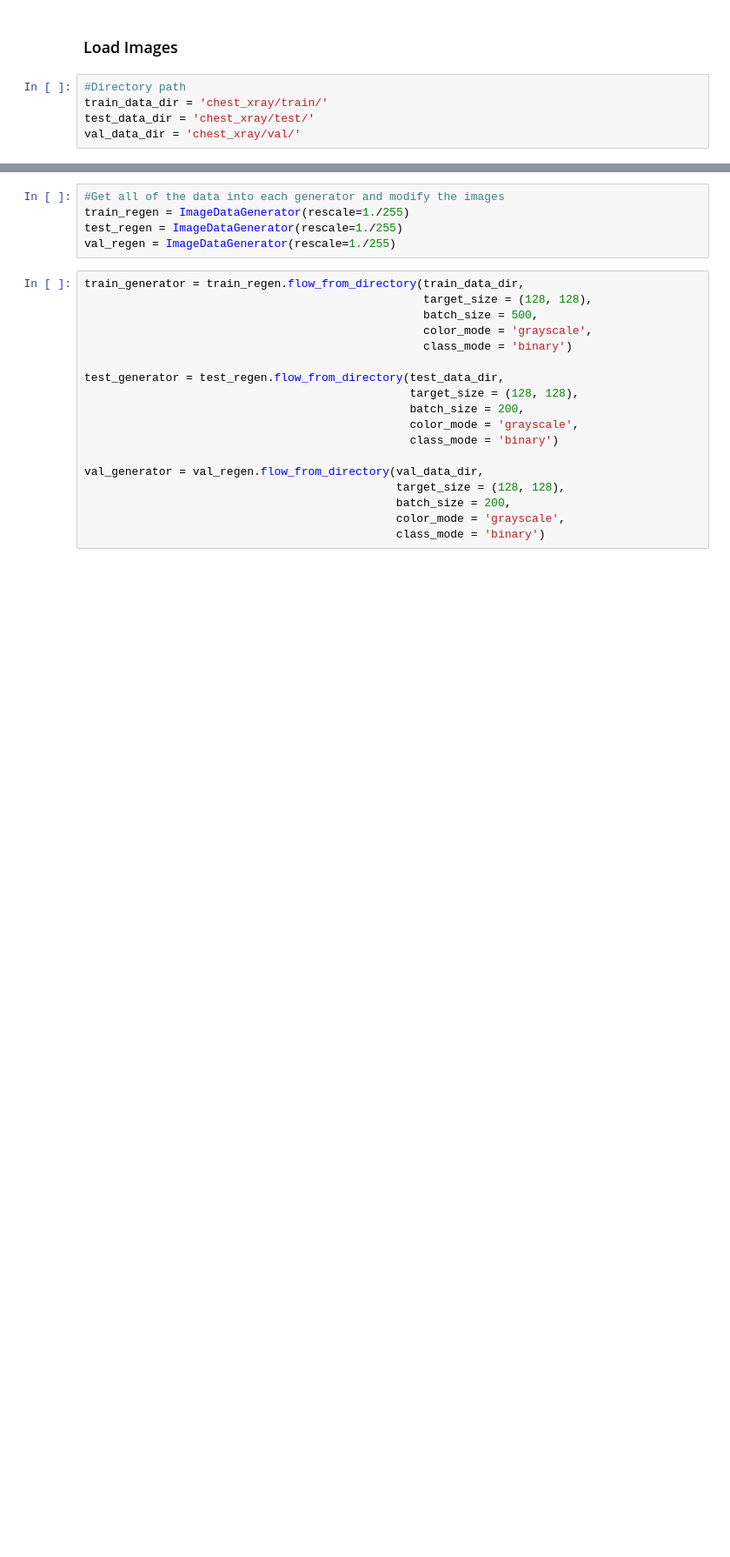
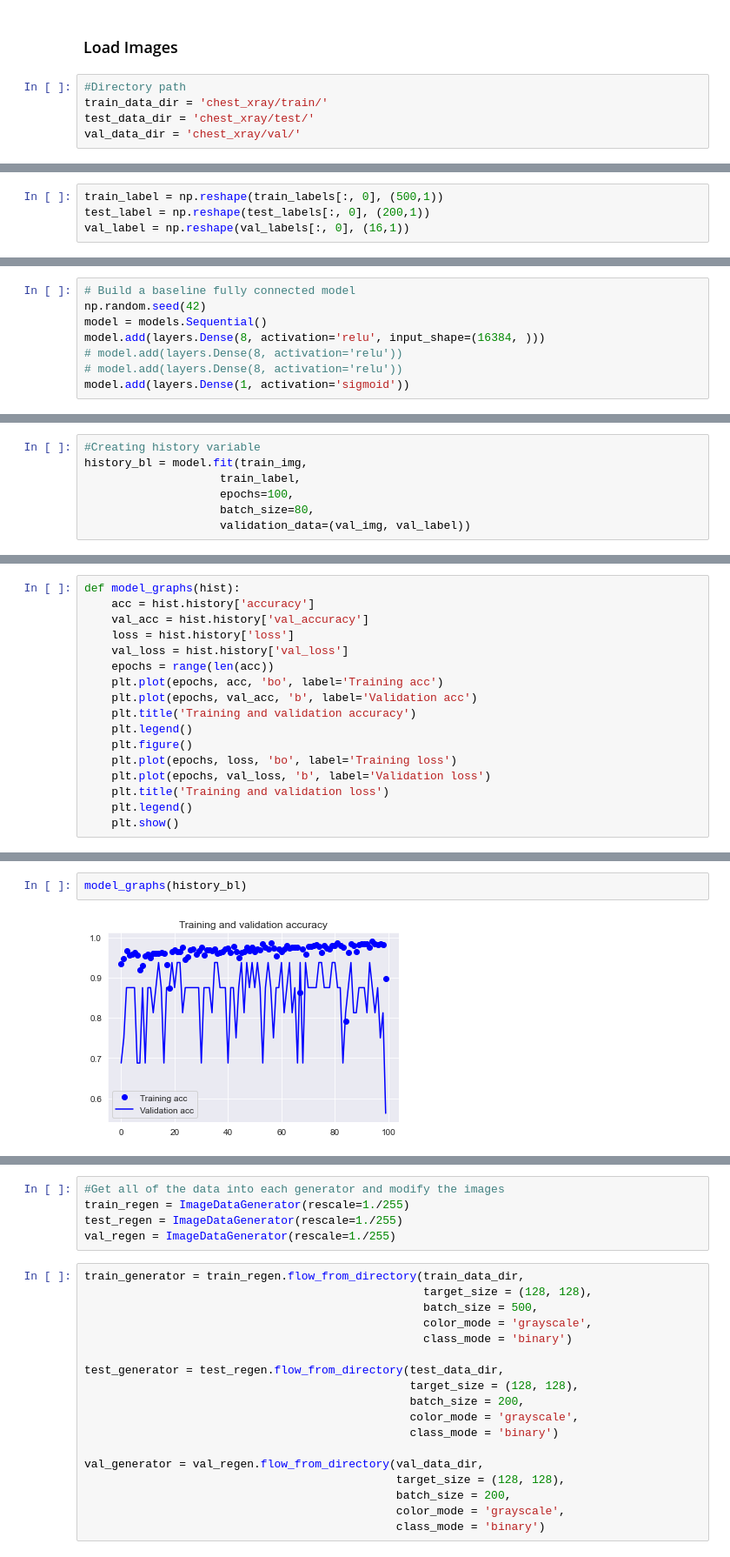
Before and after one commit to Ericusick/Chest_X-Ray-Image_Classification, a Jupyter notebook: X-ray.ipynb, the cells around one changed output, grey strips where cells are left out. Shown at 87% size. Cells and saved outputs as stored; diff of their text form; blank space fills up the shorter version.

Commit message:
working models

```diff
--- a/X-ray.ipynb
+++ b/X-ray.ipynb
@@ -31,0 +148,4 @@ val_data_dir = 'chest_xray/val/'
+# %%
+train_label = np.reshape(train_labels[:, 0], (500,1))
+test_label = np.reshape(test_labels[:, 0], (200,1))
+val_label = np.reshape(val_labels[:, 0], (16,1))
@@ -31,0 +164,8 @@ val_data_dir = 'chest_xray/val/'
+# %%
+# Build a baseline fully connected model
+np.random.seed(42)
+model = models.Sequential()
+model.add(layers.Dense(8, activation='relu', input_shape=(16384, )))
+# model.add(layers.Dense(8, activation='relu'))
+# model.add(layers.Dense(8, activation='relu'))
+model.add(layers.Dense(1, activation='sigmoid'))
@@ -31,0 +192,7 @@ val_data_dir = 'chest_xray/val/'
+# %%
+#Creating history variable
+history_bl = model.fit(train_img,
+                    train_label,
+                    epochs=100,
+                    batch_size=80,
+                    validation_data=(val_img, val_label))
@@ -31,0 +225,17 @@ val_data_dir = 'chest_xray/val/'
+# %%
+def model_graphs(hist):
+    acc = hist.history['accuracy']
+    val_acc = hist.history['val_accuracy']
+    loss = hist.history['loss']
+    val_loss = hist.history['val_loss']
+    epochs = range(len(acc))
+    plt.plot(epochs, acc, 'bo', label='Training acc')
+    plt.plot(epochs, val_acc, 'b', label='Validation acc')
+    plt.title('Training and validation accuracy')
+    plt.legend()
+    plt.figure()
+    plt.plot(epochs, loss, 'bo', label='Training loss')
+    plt.plot(epochs, val_loss, 'b', label='Validation loss')
+    plt.title('Training and validation loss')
+    plt.legend()
+    plt.show()
@@ -31,0 +249,4 @@ val_data_dir = 'chest_xray/val/'
+# %%
+model_graphs(history_bl)
+# %% [output]
+[figure, added]
```
Also changed, not shown: parts of 92 cells of this notebook.
